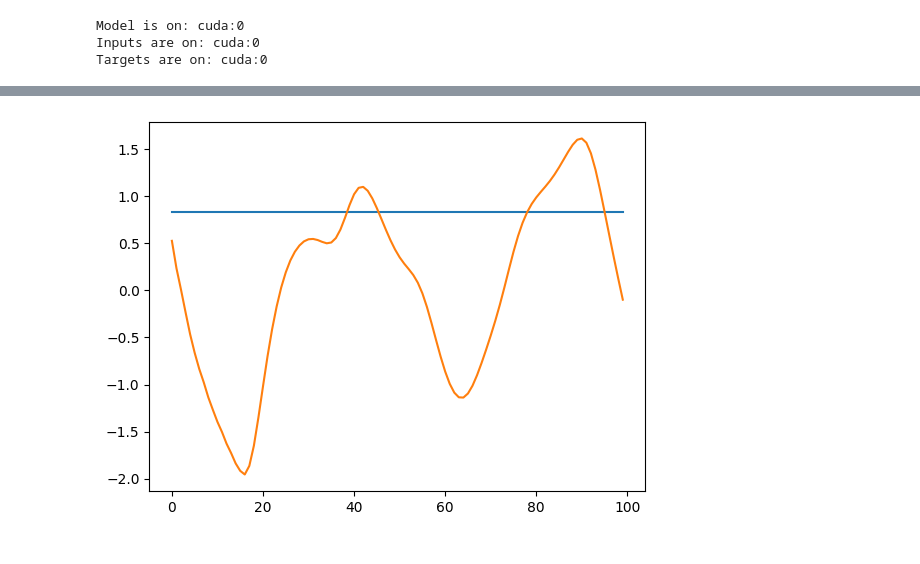
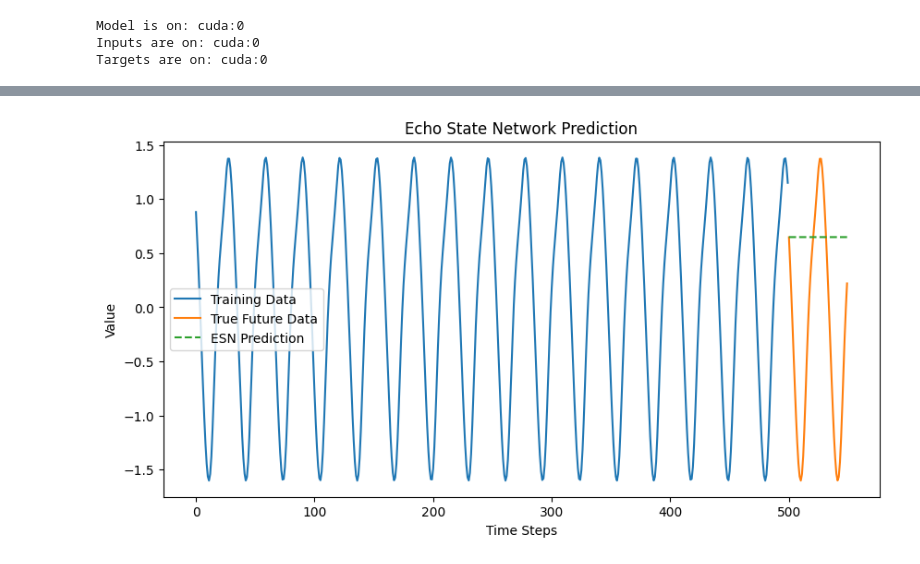
Before and after one commit to jaychotaliya987/Reservoir_Pytorch, a Jupyter notebook: ReservoirGrid/Examples/learning.ipynb, the cells around one changed output, grey strips where cells are left out. Cells and saved outputs as stored; diff of their text form; code cells hidden in the pictures.

```diff
--- a/ReservoirGrid/Examples/learning.ipynb
+++ b/ReservoirGrid/Examples/learning.ipynb
@@ -87,6 +89,18 @@ device(type='cuda', index=0)
+# %%
+steps = 50
+predictions = esn.Predict(inputs, steps = steps).cpu().detach().numpy()
 # %%
-plt.plot(esn.Predict(inputs, 100).cpu().detach().numpy(), label='Prediction')
-plt.plot(targets[:100].cpu().detach().numpy(), label='True')
-plt.show()
+inputs_plot = inputs[-500:].cpu().detach().numpy()
+targets_plot = targets[-500:].cpu().detach().numpy()
-# %% [output]
-[figure, removed]
+# %%
+plt.figure(figsize=(10, 5))
+plt.plot(range(len(inputs_plot)), inputs_plot, label="Training Data")
+plt.plot(range(len(inputs_plot), len(targets_plot) + steps), targets_plot[:steps], label="True Future Data")
+plt.plot(range(len(inputs_plot), len(targets_plot) + steps), predictions, '--', label="ESN Prediction")
+plt.legend()
+plt.xlabel("Time Steps")
+plt.ylabel("Value")
+plt.title("Echo State Network Prediction")
+plt.show()
+# %% [output]
+[figure, added]
```
Also changed, not shown: parts of 5 cells of this notebook, 1 other file.
